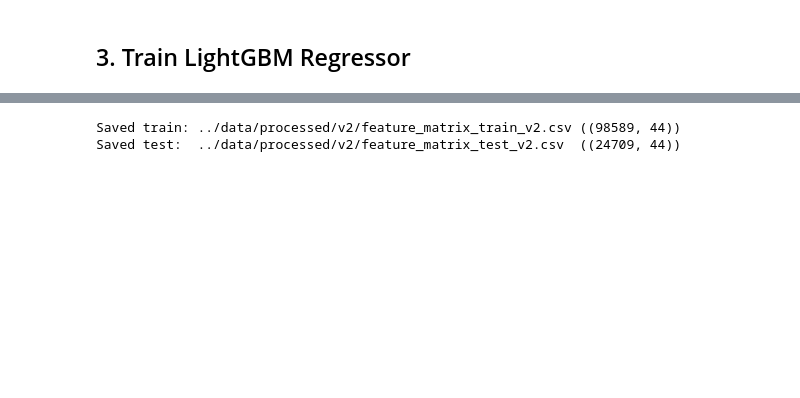
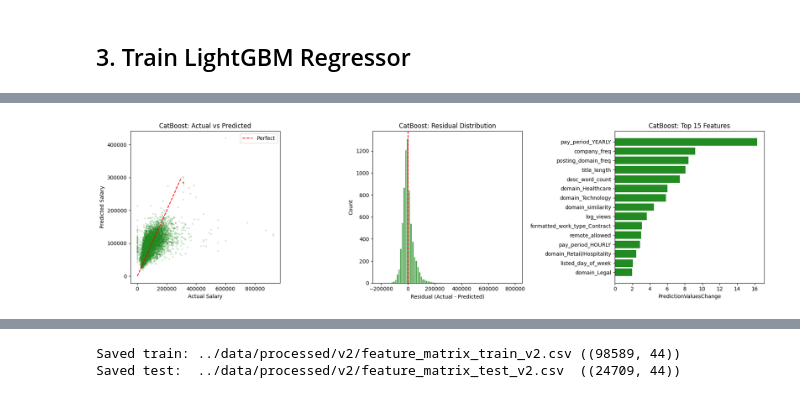
Before and after one commit to ognjenvujovic04/job-intelligence, a Jupyter notebook: notebooks/2.1-ov-salary-regression.ipynb, the cells around one changed output, grey strips where cells are left out. Drawn from its saved outputs; the diff is of its cells as text; code cells hidden in the pictures; blank space fills up the shorter version.

```diff
--- a/notebooks/2.1-ov-salary-regression.ipynb
+++ b/notebooks/2.1-ov-salary-regression.ipynb
@@ -208,0 +381,30 @@ AttributeError: 'LGBMRegressor' object has no attribute 'feature_importance'
+# %%
+fig, axes = plt.subplots(1, 3, figsize=(18, 5))
+
+ax = axes[0]
+ax.scatter(y_val, cb_val_preds, alpha=0.15, s=5, color='forestgreen')
+lims = [y_val.min(), y_val.quantile(0.99)]
+ax.plot(lims, lims, 'r--', lw=1.5, label='Perfect')
+ax.set_xlabel('Actual Salary')
+ax.set_ylabel('Predicted Salary')
+ax.set_title('CatBoost: Actual vs Predicted')
+ax.legend()
+
+ax = axes[1]
+cb_residuals = y_val - cb_val_preds
+ax.hist(cb_residuals, bins=80, color='forestgreen', edgecolor='white', alpha=0.8)
+ax.axvline(0, color='red', linestyle='--', lw=1.5)
+ax.set_xlabel('Residual (Actual - Predicted)')
+ax.set_ylabel('Count')
+ax.set_title('CatBoost: Residual Distribution')
+
+ax = axes[2]
+cb_imp = cb_reg_fi(cb_model, feature_cols, top_n=15).sort_values()
+ax.barh(cb_imp.index, cb_imp.values, color='forestgreen')
+ax.set_xlabel('PredictionValuesChange')
+ax.set_title('CatBoost: Top 15 Features')
+
+plt.tight_layout()
+plt.show()
+# %% [output]
+[figure, added]
```
Also changed, not shown: parts of 18 cells of this notebook, 3 other files.
